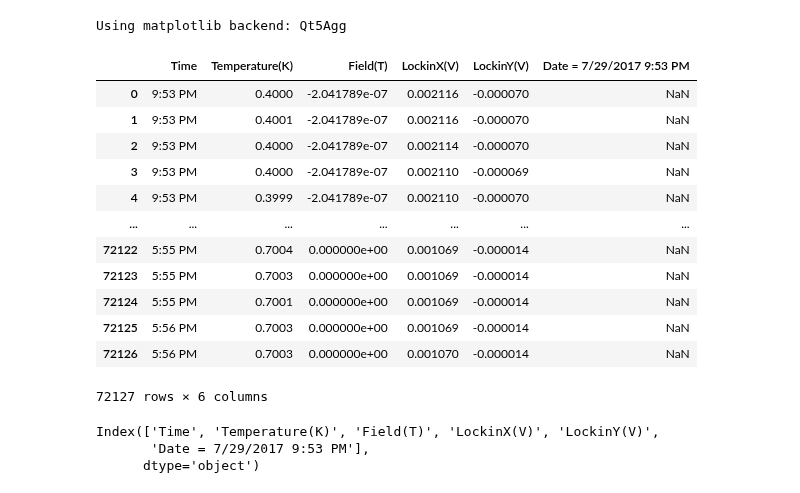
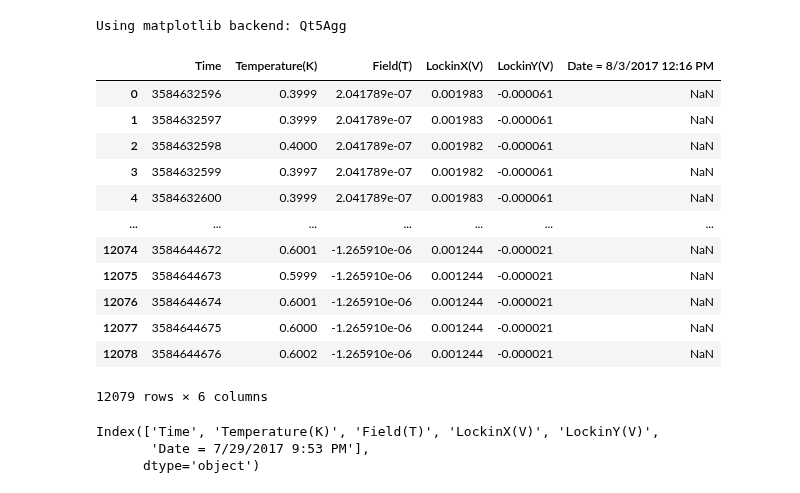
Before and after one commit to pmassat/pythonpda, a Jupyter notebook: MCE_analysis_Python/TmVO4_MCE_fitting.ipynb, the cells around one changed output. Saved outputs shown, nothing was run; the diff lists cells and outputs as text; code cells hidden in the pictures.

```diff
--- a/MCE_analysis_Python/TmVO4_MCE_fitting.ipynb
+++ b/MCE_analysis_Python/TmVO4_MCE_fitting.ipynb
@@ -32,24 +36,26 @@ for key in ['dataset', 'I', 'R', 'H', 'T', 'Tpuck', 'dH', 'sweeprates',\
 # %%
 datFilePath = r'C:\Users\Pierre\Desktop\Postdoc\TmVO4\TmVO4_heat-capacity\2017-07_TmVO4_Cp_MCE\2017-07-28--31\Massaic_MCE'
 os.chdir(datFilePath)
-file_str = 'Run2_0p5uA.dat'
-m = re.match('Run(\d)_(0p\d).*', file_str)
-runID = int(m.group(1))
-dataset[runID] = pd.read_csv(file_str, sep=', ')
-I[runID] = float(m.group(2).replace('p','.'))*1e-6# input current, in amps
+runIDs = []
+for runID in range(2,8):
+    file_str = glob.glob(f'Run{runID}_*.dat')[0]
+    m = re.match('Run(\d)_(0p\d).*', file_str)
+    runIDs.append(runID)# int(m.group(1)) also works
+    dataset[runID] = pd.read_csv(file_str, sep=', ')
+    I[runID] = float(m.group(2).replace('p','.'))*1e-6# input current, in amps
 dataset[runID]
 # %% [output]
-|  | Time | Temperature(K) | Field(T) | LockinX(V) | LockinY(V) | Date = 7/29/2017 9:53 PM |
-| 0 | 9:53 PM | 0.4000 | -2.041789e-07 | 0.002116 | -0.000070 | NaN |
-| 1 | 9:53 PM | 0.4001 | -2.041789e-07 | 0.002116 | -0.000070 | NaN |
-| 2 | 9:53 PM | 0.4000 | -2.041789e-07 | 0.002114 | -0.000070 | NaN |
-| 3 | 9:53 PM | 0.4000 | -2.041789e-07 | 0.002110 | -0.000069 | NaN |
-| 4 | 9:53 PM | 0.3999 | -2.041789e-07 | 0.002110 | -0.000070 | NaN |
+|  | Time | Temperature(K) | Field(T) | LockinX(V) | LockinY(V) | Date = 8/3/2017 12:16 PM |
+| 0 | 3584632596 | 0.3999 | 2.041789e-07 | 0.001983 | -0.000061 | NaN |
+| 1 | 3584632597 | 0.3999 | 2.041789e-07 | 0.001983 | -0.000061 | NaN |
+| 2 | 3584632598 | 0.4000 | 2.041789e-07 | 0.001982 | -0.000061 | NaN |
+| 3 | 3584632599 | 0.3997 | 2.041789e-07 | 0.001982 | -0.000061 | NaN |
+| 4 | 3584632600 | 0.3999 | 2.041789e-07 | 0.001983 | -0.000061 | NaN |
 | ... | ... | ... | ... | ... | ... | ... |
-| 72122 | 5:55 PM | 0.7004 | 0.000000e+00 | 0.001069 | -0.000014 | NaN |
-| 72123 | 5:55 PM | 0.7003 | 0.000000e+00 | 0.001069 | -0.000014 | NaN |
-| 72124 | 5:55 PM | 0.7001 | 0.000000e+00 | 0.001069 | -0.000014 | NaN |
-| 72125 | 5:56 PM | 0.7003 | 0.000000e+00 | 0.001069 | -0.000014 | NaN |
-| 72126 | 5:56 PM | 0.7003 | 0.000000e+00 | 0.001070 | -0.000014 | NaN |
+| 12074 | 3584644672 | 0.6001 | -1.265910e-06 | 0.001244 | -0.000021 | NaN |
+| 12075 | 3584644673 | 0.5999 | -1.265910e-06 | 0.001244 | -0.000021 | NaN |
+| 12076 | 3584644674 | 0.6001 | -1.265910e-06 | 0.001244 | -0.000021 | NaN |
+| 12077 | 3584644675 | 0.6000 | -1.265910e-06 | 0.001244 | -0.000021 | NaN |
+| 12078 | 3584644676 | 0.6002 | -1.265910e-06 | 0.001244 | -0.000021 | NaN |
-72127 rows × 6 columns
+12079 rows × 6 columns
 # %%
```
Also changed, not shown: parts of 24 cells of this notebook, 2 other files.
